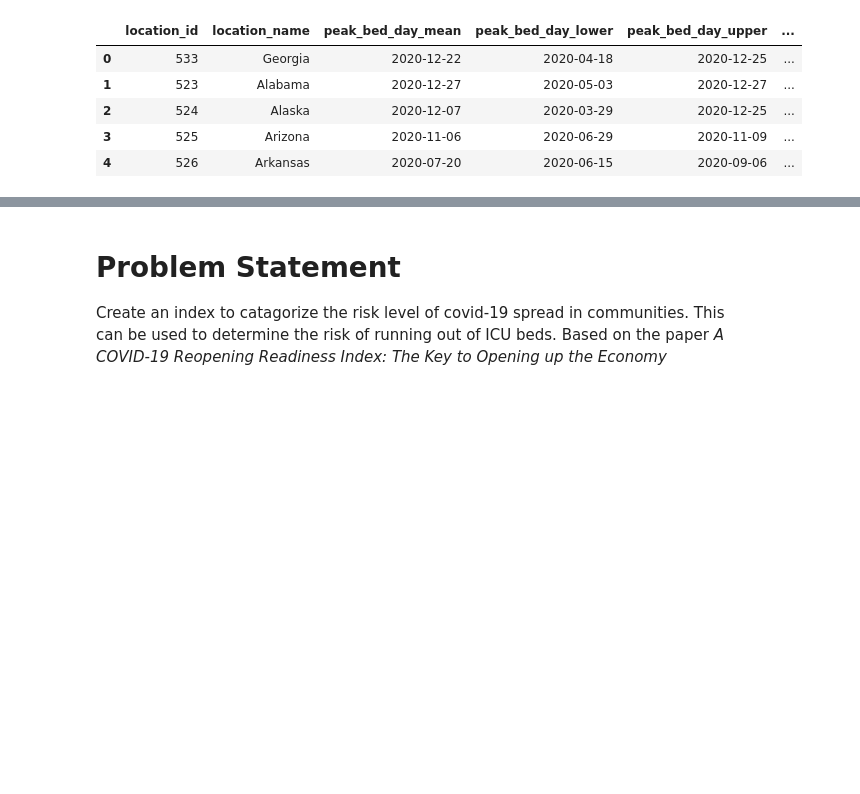
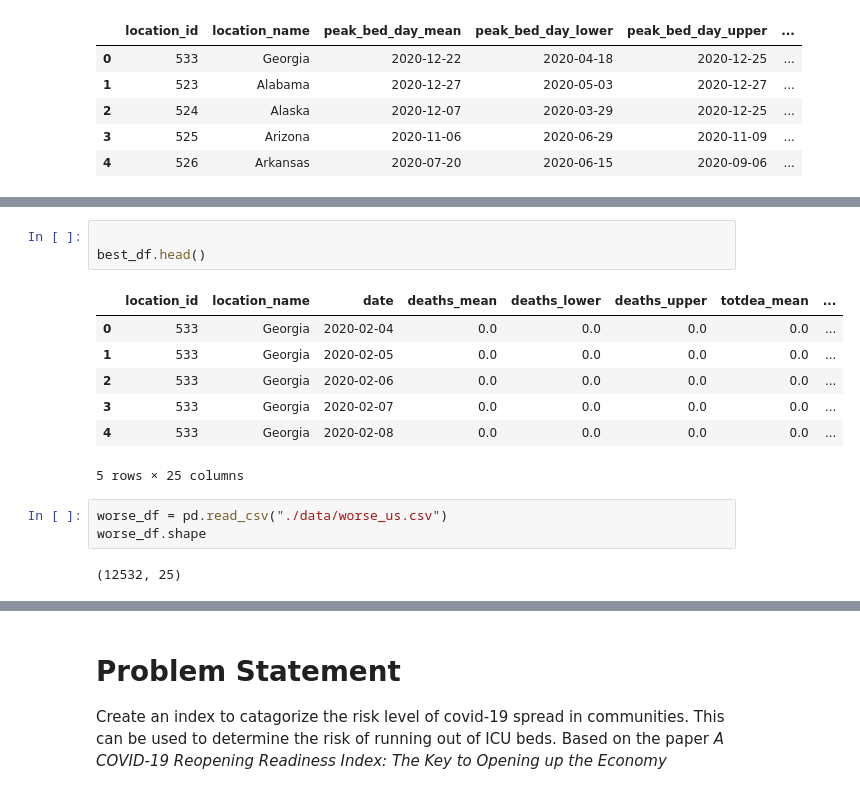
Before and after one commit to elizabethqiu/2020-wwcode-dshackathon-covid19ml, a Jupyter notebook: wwwcode-hackathon.ipynb, the cells around one changed output, grey strips where cells are left out. Drawn from its saved outputs; the diff is of its cells as text; blank space fills up the shorter version.

```diff
--- a/wwwcode-hackathon.ipynb
+++ b/wwwcode-hackathon.ipynb
@@ -23,0 +42,16 @@ summary_df.tail()
+# %%
+
+best_df.head()
+# %% [output]
+|  | location_id | location_name | date | deaths_mean | deaths_lower | deaths_upper | totdea_mean | ... |
+| 0 | 533 | Georgia | 2020-02-04 | 0.0 | 0.0 | 0.0 | 0.0 | ... |
+| 1 | 533 | Georgia | 2020-02-05 | 0.0 | 0.0 | 0.0 | 0.0 | ... |
+| 2 | 533 | Georgia | 2020-02-06 | 0.0 | 0.0 | 0.0 | 0.0 | ... |
+| 3 | 533 | Georgia | 2020-02-07 | 0.0 | 0.0 | 0.0 | 0.0 | ... |
+| 4 | 533 | Georgia | 2020-02-08 | 0.0 | 0.0 | 0.0 | 0.0 | ... |
+5 rows × 25 columns
+# %%
+worse_df = pd.read_csv("./data/worse_us.csv")
+worse_df.shape
+# %% [output]
+(12532, 25)
```
Also changed, not shown: parts of 6 cells of this notebook.
